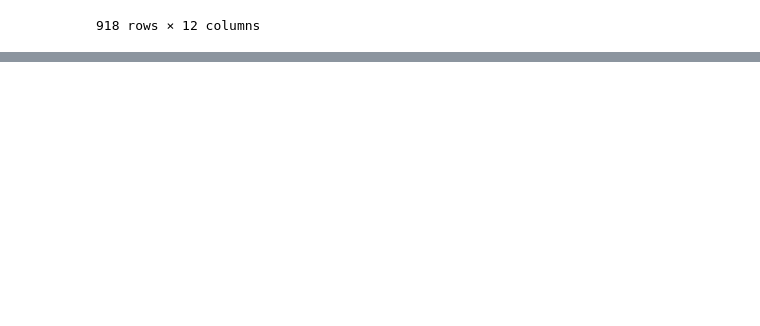
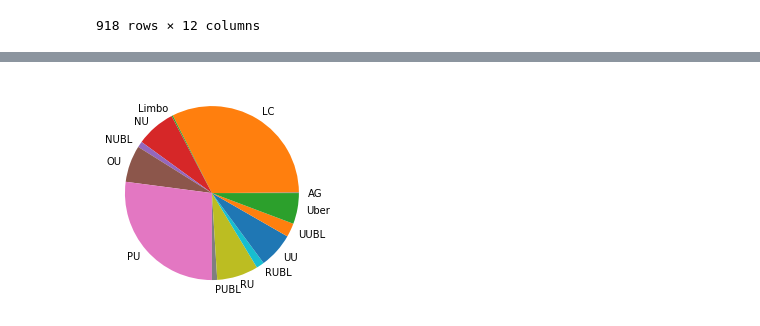
Before and after one commit to jmlam/Pokemon-Data, a Jupyter notebook: Pokemon Visualization Gen 7.ipynb, the cells around one changed output, grey strips where cells are left out. Cells and saved outputs as stored; diff of their text form; code cells hidden in the pictures; blank space fills up the shorter version.

```diff
--- a/Pokemon Visualization Gen 7.ipynb
+++ b/Pokemon Visualization Gen 7.ipynb
@@ -25,3 +28,12 @@ pokemon
 | 916 | Zygarde-10% | ['Dragon', 'Ground'] | ['Aura Break', 'Power Construct'] | RU | 54 | 100 | 71 | 61 | 85 | ... |
 | 917 | Zygarde-Complete | ['Dragon', 'Ground'] | ['Power Construct'] | Uber | 216 | 100 | 121 | 91 | 95 | ... |
 918 rows × 12 columns
+# %%
+split_type = pokemon.Types.str.strip('[]').str.replace("'", '').str.split(', ', expand = True)
+pokemon['Type 1'] = split_type[0]
+pokemon['Type 2'] = split_type[1]
+# %%
+split_ability = pokemon.Abilities.str.strip('[]').str.replace("'", '').str.split(', ', expand = True)
+pokemon['Ability 1'] = split_ability[0]
+pokemon['Ability 2'] = split_ability[1]
+pokemon['Ability 3'] = split_ability[2]
@@ -48,0 +74,5 @@ move
+# %%
+tier_count = pokemon.groupby('Tier').count()['Name']
+plt.pie(tier_count, labels = tier_count.index);
+# %% [output]
+[figure, added]
```
Also changed, not shown: parts of 10 cells of this notebook.
